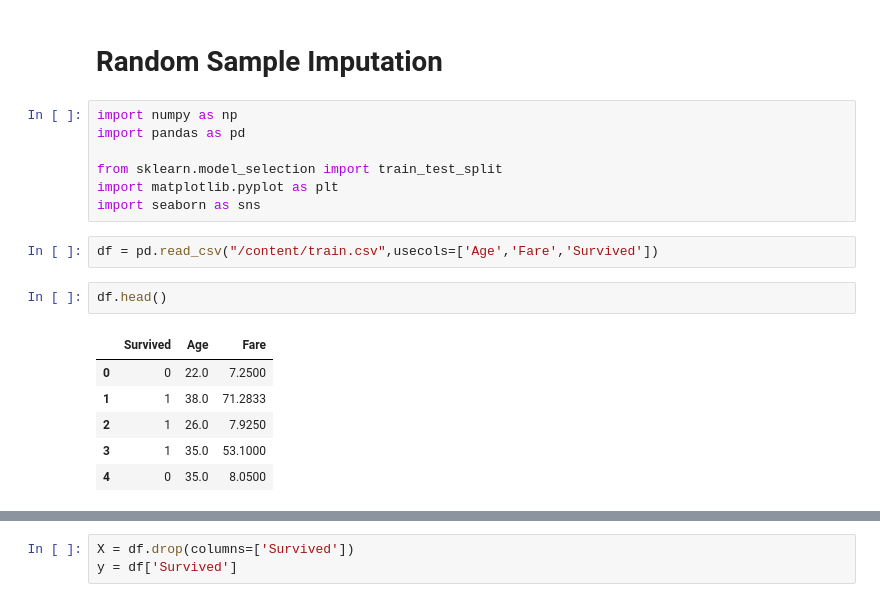
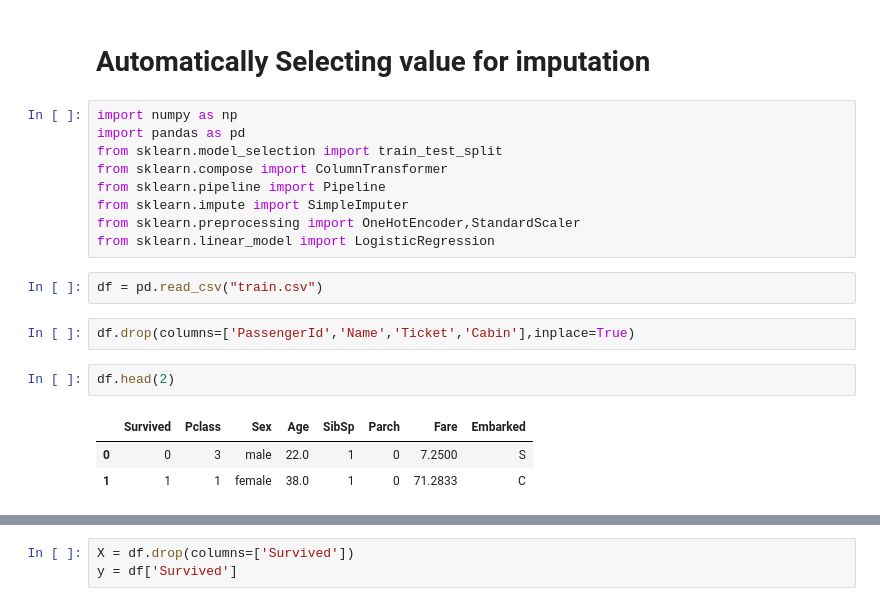
Before and after one commit to SangamSilwal/Machine-learning-Series, a Jupyter notebook: Day_8_A.ipynb, the cells around one changed output, grey strips where cells are left out. Drawn from its saved outputs; the diff is of its cells as text.

```diff
--- a/Day_8_A.ipynb
+++ b/Day_8_A.ipynb
@@ -1,22 +1,23 @@
 # %% [markdown]
 <a href="https://colab.research.google.com/github/SangamSilwal/Machine-learning-Series/blob/main/Day_8_A.ipynb" target="_parent"><img src="https://colab.research.google.com/assets/colab-badge.svg" alt="Open In Colab"/></a>
-# %% [markdown]
-# Random Sample Imputation
+# %% [markdown]
+# Automatically Selecting value for imputation
 # %%
 import numpy as np
 import pandas as pd
-
 from sklearn.model_selection import train_test_split
-import matplotlib.pyplot as plt
-import seaborn as sns
+from sklearn.compose import ColumnTransformer
+from sklearn.pipeline import Pipeline
+from sklearn.impute import SimpleImputer
+from sklearn.preprocessing import OneHotEncoder,StandardScaler
+from sklearn.linear_model import LogisticRegression
 # %%
-df = pd.read_csv("/content/train.csv",usecols=['Age','Fare','Survived'])
+df = pd.read_csv("train.csv")
+# %%
+df.drop(columns=['PassengerId','Name','Ticket','Cabin'],inplace=True)
 # %%
-df.head()
+df.head(2)
 # %% [output]
-|  | Survived | Age | Fare |
-| 0 | 0 | 22.0 | 7.2500 |
-| 1 | 1 | 38.0 | 71.2833 |
-| 2 | 1 | 26.0 | 7.9250 |
-| 3 | 1 | 35.0 | 53.1000 |
-| 4 | 0 | 35.0 | 8.0500 |
+|  | Survived | Pclass | Sex | Age | SibSp | Parch | Fare | Embarked |
+| 0 | 0 | 3 | male | 22.0 | 1 | 0 | 7.2500 | S |
+| 1 | 1 | 1 | female | 38.0 | 1 | 0 | 71.2833 | C |
```
Also changed, not shown: parts of 41 cells of this notebook.
